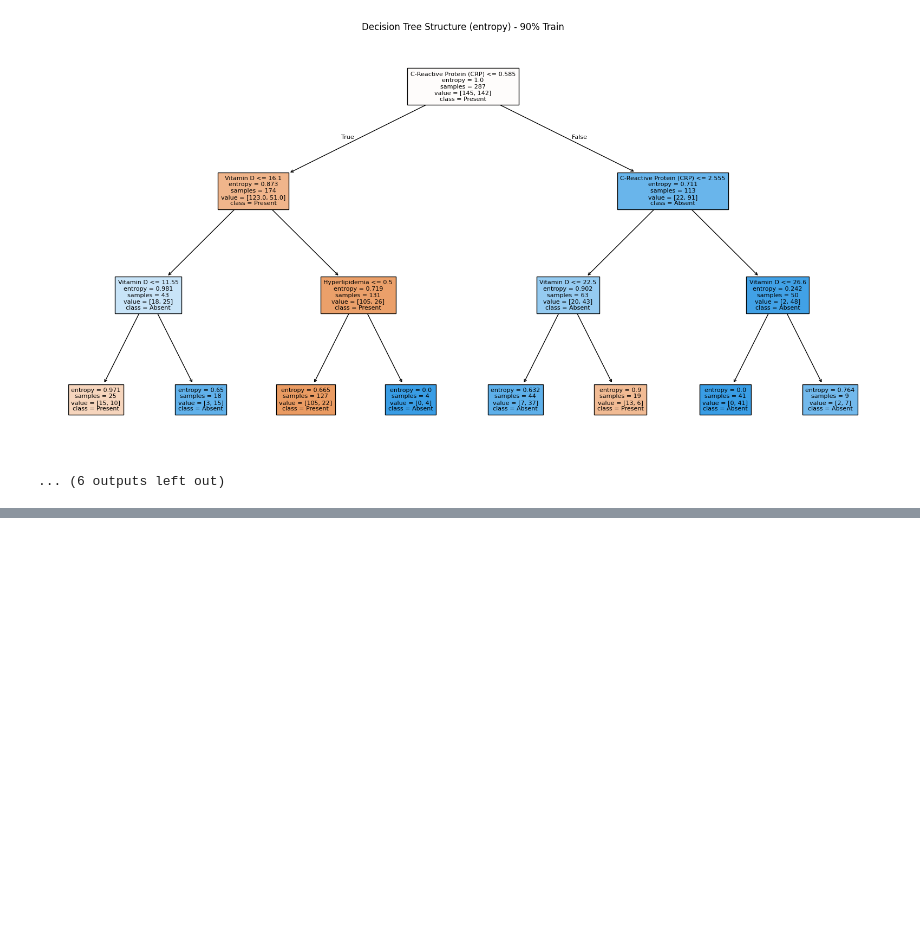
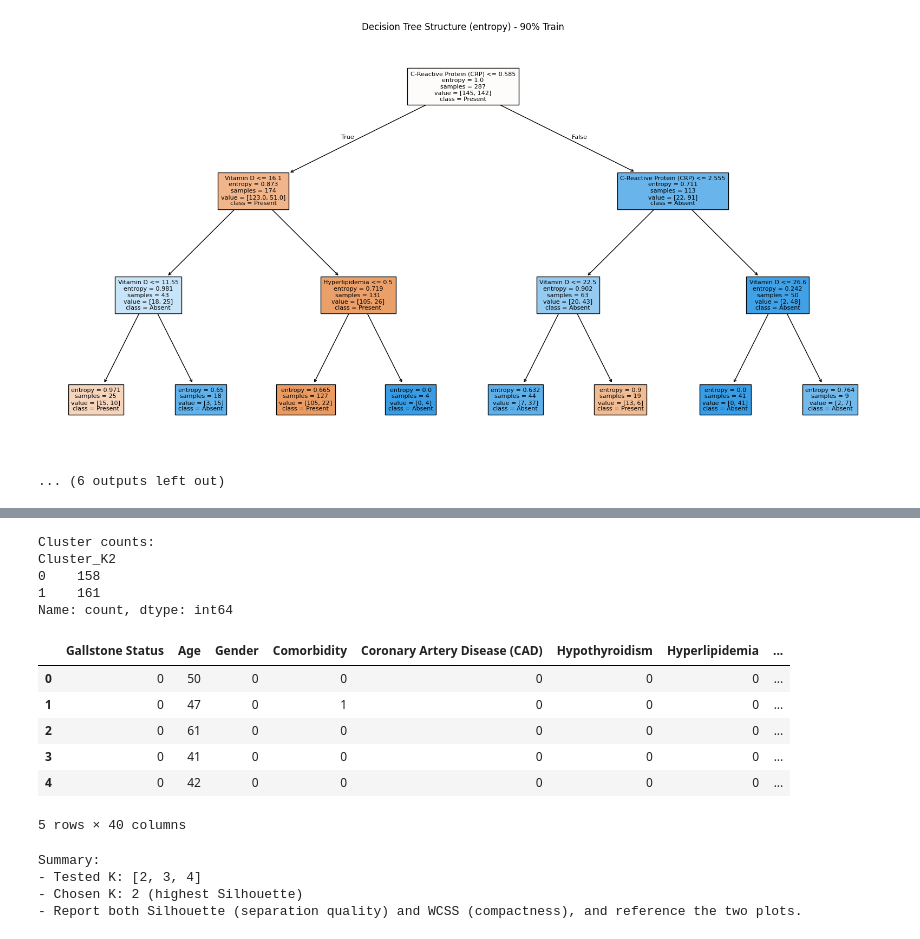
Before and after one commit to ShathaAlshalawi/Gallstone_project, a Jupyter notebook: Reports/phase3.ipynb, the cells around one changed output, grey strips where cells are left out. Saved outputs shown, nothing was run; the diff lists cells and outputs as text; code cells hidden in the pictures; blank space fills up the shorter version.

```diff
--- a/Reports/phase3.ipynb
+++ b/Reports/phase3.ipynb
@@ -146,0 +240,33 @@ df.to_csv("Preprocessed_dataset.csv", index=False)
+# %%
+
+# 11) Quick checks for the report
+print("\nCluster counts:")
+print(df[f'Cluster_K{best_k}'].value_counts().sort_index())
+
+display(df.head())
+
+# 12) (Optional) Save with cluster labels if you want to use it later
+# df.to_csv('Reports/kmeans_output_with_labels.csv', index=False)
+
+# 13) Short summary lines you can reference in Findings
+print("\nSummary:")
+print(f"- Tested K: {k_values}")
+print(f"- Chosen K: {best_k} (highest Silhouette)")
+print("- Report both Silhouette (separation quality) and WCSS (compactness), and reference the two plots.")
+# %% [output]
+Cluster counts:
+Cluster_K2
+0    158
+1    161
+Name: count, dtype: int64
+|  | Gallstone Status | Age | Gender | Comorbidity | Coronary Artery Disease (CAD) | Hypothyroidism | Hyperlipidemia | ... |
+| 0 | 0 | 50 | 0 | 0 | 0 | 0 | 0 | ... |
+| 1 | 0 | 47 | 0 | 1 | 0 | 0 | 0 | ... |
+| 2 | 0 | 61 | 0 | 0 | 0 | 0 | 0 | ... |
+| 3 | 0 | 41 | 0 | 0 | 0 | 0 | 0 | ... |
+| 4 | 0 | 42 | 0 | 0 | 0 | 0 | 0 | ... |
+5 rows × 40 columns
+Summary:
+- Tested K: [2, 3, 4]
+- Chosen K: 2 (highest Silhouette)
+- Report both Silhouette (separation quality) and WCSS (compactness), and reference the two plots.
```
Also changed, not shown: parts of 6 cells of this notebook.
